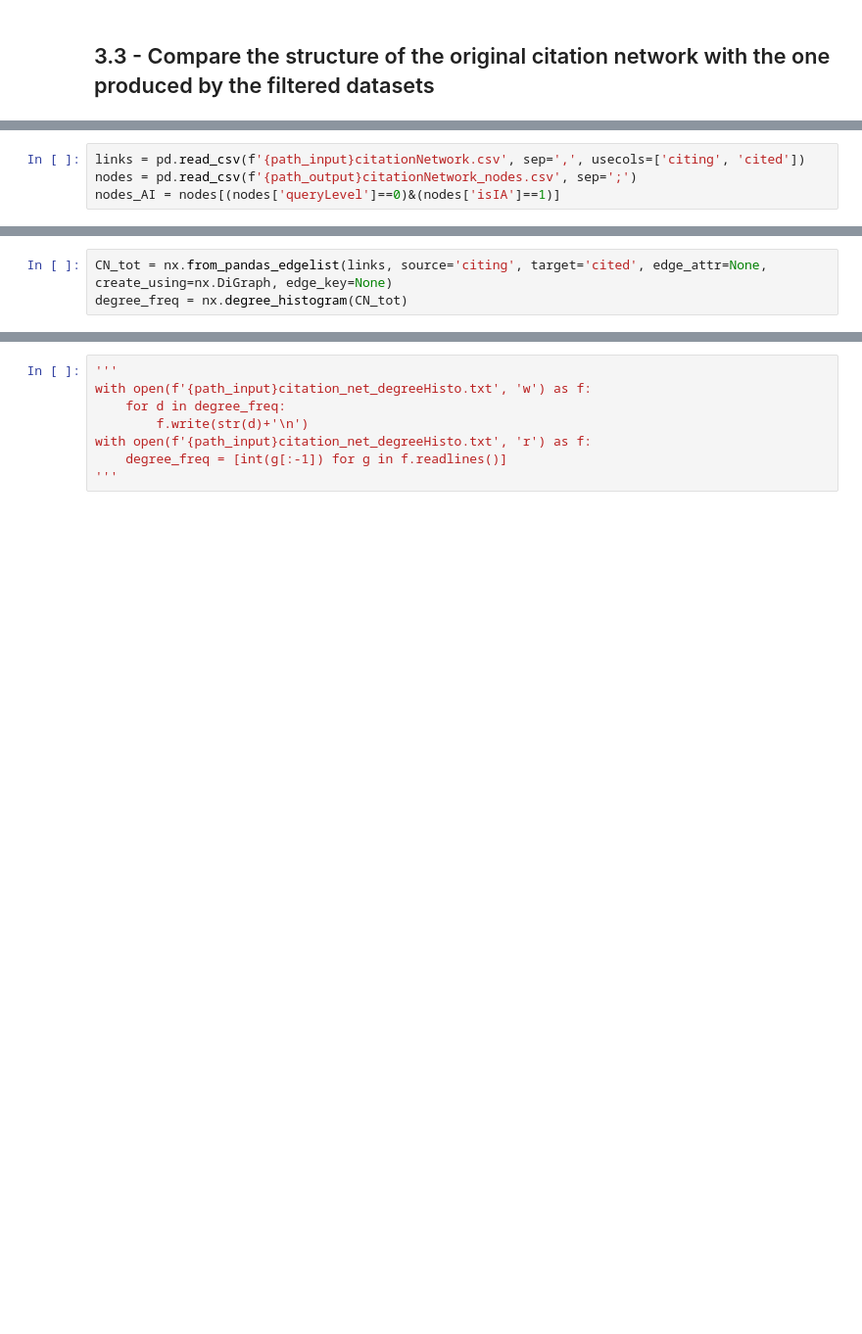
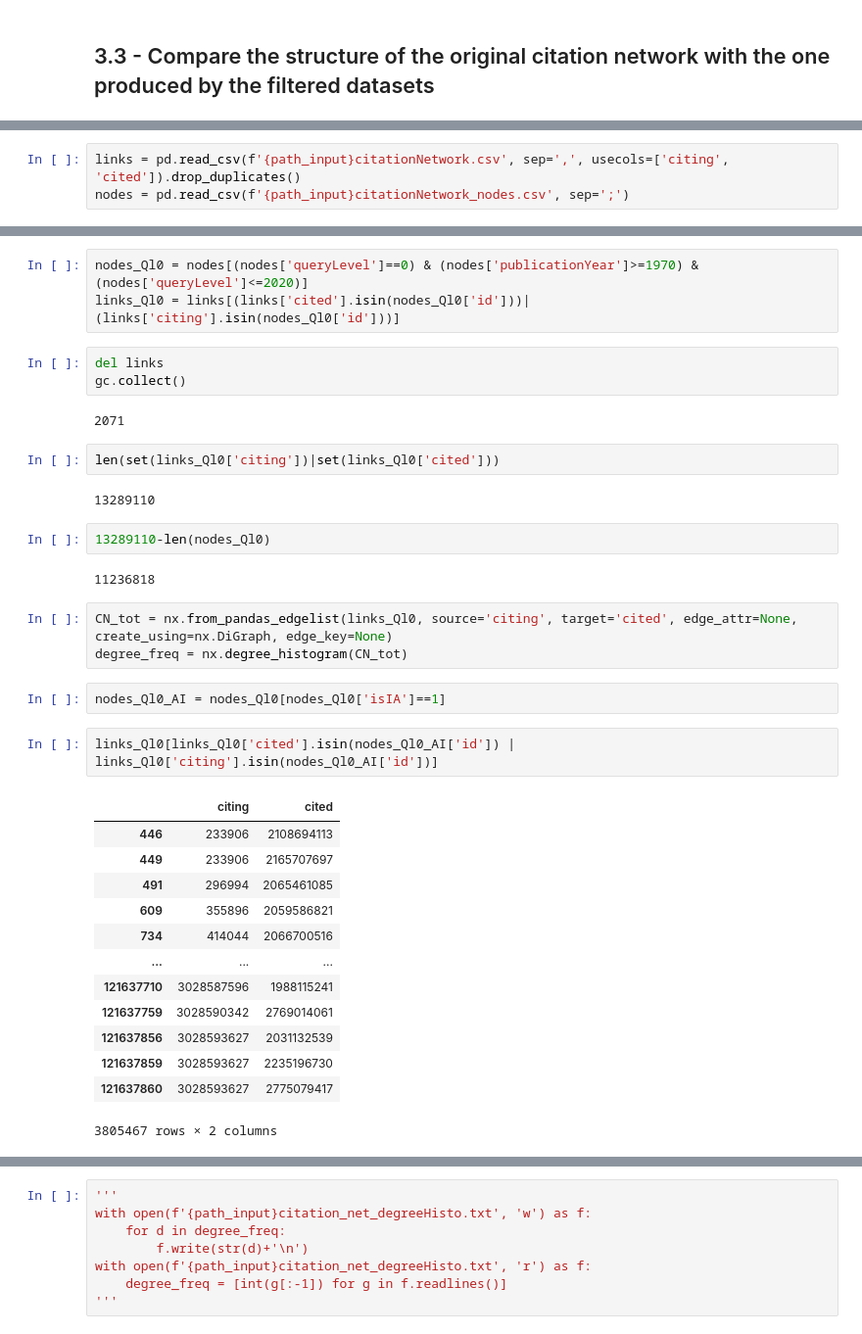
Before and after one commit to sysyMC/AI_in_Neuroscience_EpistemicIntegration_SocialSegregation, a Jupyter notebook: 1 - datasets_preparation.ipynb, the cells around one changed output, grey strips where cells are left out. Shown at 98% size. Drawn from its saved outputs; the diff is of its cells as text; blank space fills up the shorter version.

```diff
--- a/1 - datasets_preparation.ipynb
+++ b/1 - datasets_preparation.ipynb
@@ -246,4 +250,3 @@ subdata_subset.to_csv(f"{path_output}papersNeuroAI_minRef10_minImp10_from1970.cs
 # %%
-links = pd.read_csv(f'{path_input}citationNetwork.csv', sep=',', usecols=['citing', 'cited'])
-nodes = pd.read_csv(f'{path_output}citationNetwork_nodes.csv', sep=';')
-nodes_AI = nodes[(nodes['queryLevel']==0)&(nodes['isIA']==1)]
+links = pd.read_csv(f'{path_input}citationNetwork.csv', sep=',', usecols=['citing', 'cited']).drop_duplicates()
+nodes = pd.read_csv(f'{path_input}citationNetwork_nodes.csv', sep=';')
@@ -254,3 +253,37 @@ nodes_filtered = pd.concat([nodes_filtered_AI,nodes_filtered_nonAI])
+# %%
+nodes_Ql0 = nodes[(nodes['queryLevel']==0) & (nodes['publicationYear']>=1970) & (nodes['queryLevel']<=2020)]
+links_Ql0 = links[(links['cited'].isin(nodes_Ql0['id']))|(links['citing'].isin(nodes_Ql0['id']))]
+# %%
+del links
+gc.collect()
+# %% [output]
+2071
+# %%
+len(set(links_Ql0['citing'])|set(links_Ql0['cited']))
+# %% [output]
+13289110
+# %%
+13289110-len(nodes_Ql0)
+# %% [output]
+11236818
 # %%
-CN_tot = nx.from_pandas_edgelist(links, source='citing', target='cited', edge_attr=None, create_using=nx.DiGraph, edge_key=None)
+CN_tot = nx.from_pandas_edgelist(links_Ql0, source='citing', target='cited', edge_attr=None, create_using=nx.DiGraph, edge_key=None)
 degree_freq = nx.degree_histogram(CN_tot)
+# %%
+nodes_Ql0_AI = nodes_Ql0[nodes_Ql0['isIA']==1]
+# %%
+links_Ql0[links_Ql0['cited'].isin(nodes_Ql0_AI['id']) | links_Ql0['citing'].isin(nodes_Ql0_AI['id'])]
+# %% [output]
+|  | citing | cited |
+| 446 | 233906 | 2108694113 |
+| 449 | 233906 | 2165707697 |
+| 491 | 296994 | 2065461085 |
+| 609 | 355896 | 2059586821 |
+| 734 | 414044 | 2066700516 |
+| ... | ... | ... |
+| 121637710 | 3028587596 | 1988115241 |
+| 121637759 | 3028590342 | 2769014061 |
+| 121637856 | 3028593627 | 2031132539 |
+| 121637859 | 3028593627 | 2235196730 |
+| 121637860 | 3028593627 | 2775079417 |
+3805467 rows × 2 columns
```
Also changed, not shown: parts of 57 cells of this notebook, 1 other file.
